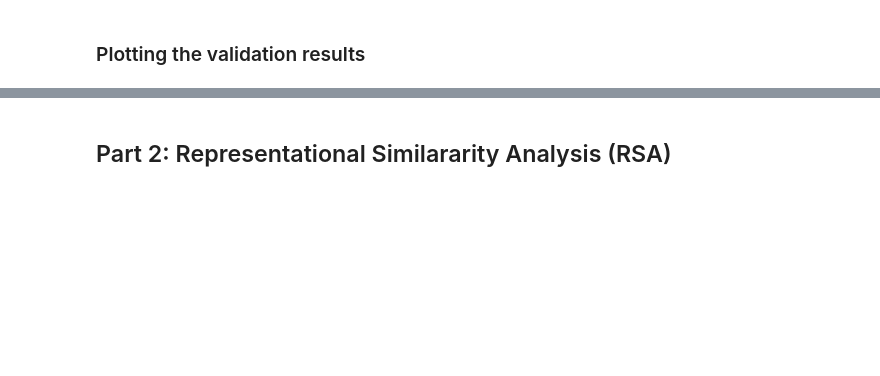
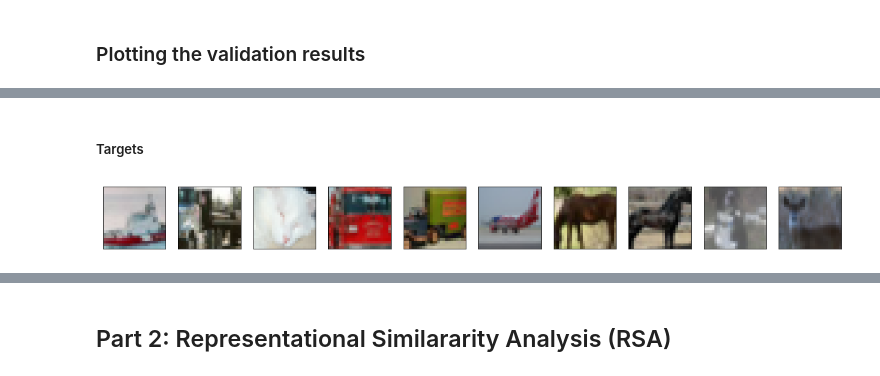
Before and after one commit to j-abc/cs375, a Jupyter notebook: 2017/assignment2/CS375 Assignment 2 Lab Report - Group 6.ipynb, the cells around one changed output, grey strips where cells are left out. Saved outputs shown, nothing was run; the diff lists cells and outputs as text; code cells hidden in the pictures; blank space fills up the shorter version.

```diff
--- a/2017/assignment2/CS375 Assignment 2 Lab Report - Group 6.ipynb
+++ b/2017/assignment2/CS375 Assignment 2 Lab Report - Group 6.ipynb
@@ -101,5 +82,9 @@ def show_row(in_row, num_show = None):
         a.get_xaxis().set_visible(False)
         a.get_yaxis().set_visible(False)
         imshow(in_row[:,:,:,i])
+# %% [markdown]
+##### Targets
 # %%
-show_row(np_inputs[-1,:].squeeze(), 5)
+show_row(np_inputs[-1,:].squeeze(), 10)
+# %% [output]
+[figure, added]
```
Also changed, not shown: parts of 26 cells of this notebook, 3 other files.
